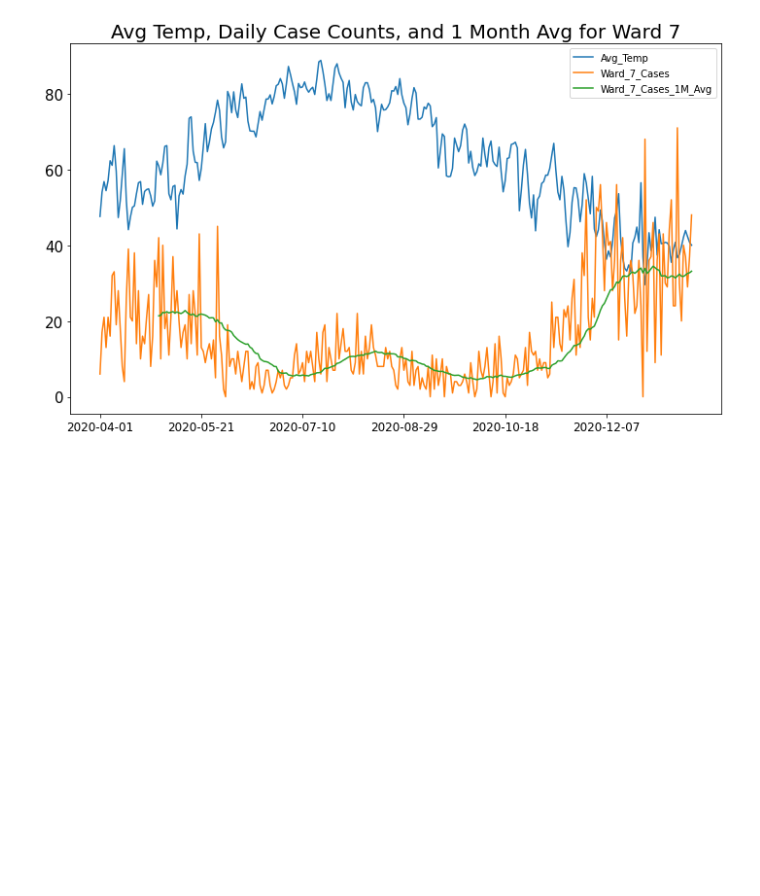
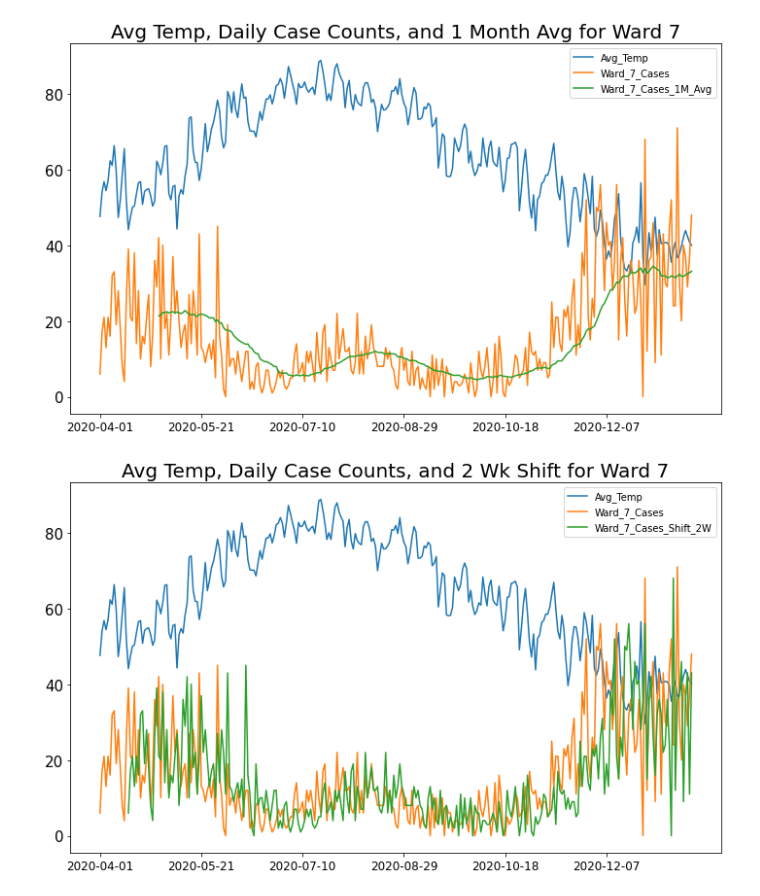
Before and after one commit to gabecano4308/Predicting-Covid-Case-Counts-in-Washington-DC, a Jupyter notebook: 2_Feature_Engineering.ipynb, the cells around one changed output. Drawn from its saved outputs; the diff is of its cells as text; code cells hidden in the pictures; blank space fills up the shorter version.

```diff
--- a/2_Feature_Engineering.ipynb
+++ b/2_Feature_Engineering.ipynb
@@ -173,6 +181,11 @@ visualize_data(engineered_df, ['Avg_Temp', 'Ward_7_Cases', 'Ward_7_Cases_1M_Avg'
                title='Avg Temp, Daily Case Counts, and 1 Month Avg for Ward 7')
 # %% [output]
 [figure]
+# %%
+visualize_data(engineered_df, ['Avg_Temp', 'Ward_7_Cases', 'Ward_7_Cases_Shift_2W'],
+               title='Avg Temp, Daily Case Counts, and 2 Wk Shift for Ward 7')
+# %% [output]
+[figure, added]
 # %%
 visualize_data(engineered_df, ['Avg_Temp', 'Ward_2_Cases', 'Ward_2_Cases_1M_Avg', 'Ward_2_Cases_2M_Avg'],
                'Avg Temp, Daily Case Counts, and 1 + 2 Month Avgs for Ward 2')
```
Also changed, not shown: parts of 36 cells of this notebook, 23 other files.
